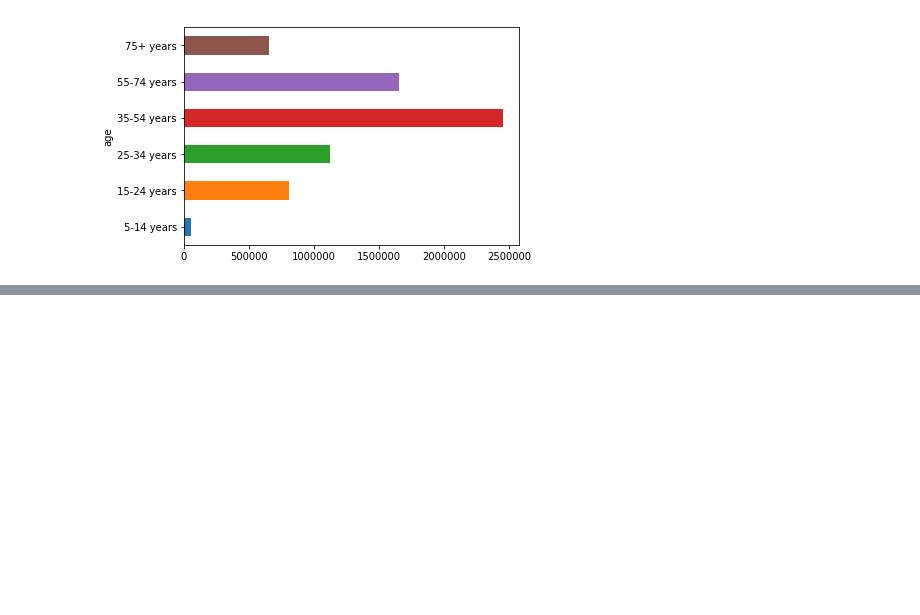
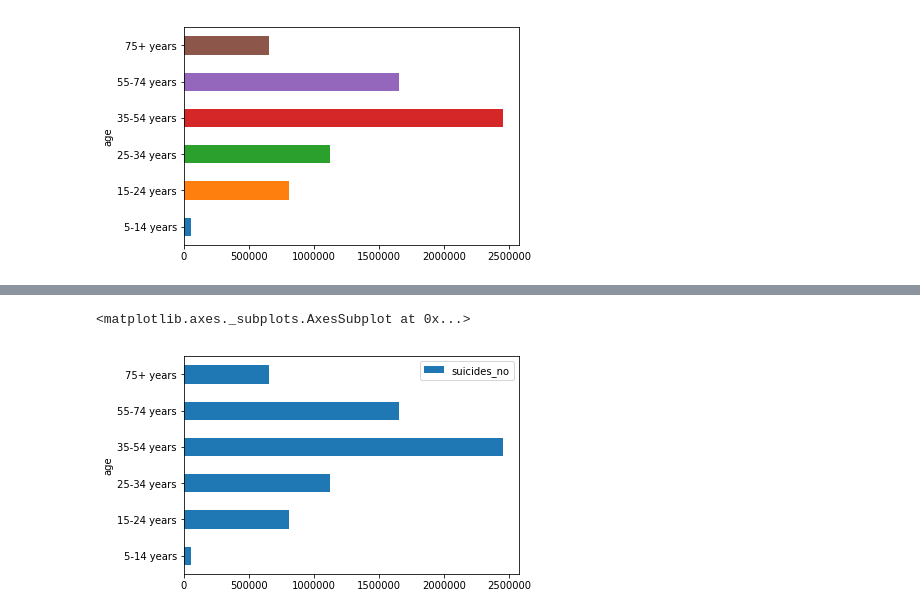
Before and after one commit to JonSolow/dc_ds_04_22_19, a Jupyter notebook: module_1/morning_warm_up/week_2/jon_solutions/Wram-up 2-2 Solution.ipynb, the cells around one changed output, grey strips where cells are left out. Drawn from its saved outputs; the diff is of its cells as text; code cells hidden in the pictures; blank space fills up the shorter version.

```diff
--- a/module_1/morning_warm_up/week_2/jon_solutions/Wram-up 2-2 Solution.ipynb
+++ b/module_1/morning_warm_up/week_2/jon_solutions/Wram-up 2-2 Solution.ipynb
@@ -70,6 +80,8 @@ generation            27820 non-null object
 dtypes: category(1), float64(2), int64(4), object(5)
 memory usage: 2.4+ MB
 # %%
-age = list(df['age'].cat.categories)
-age.remove('5-14 years')
-age = ['5-14 years'] + age
+age_cats = list(df['age'].cat.categories)
+#age_cats.remove('5-14 years')
+#age_cats = ['5-14 years'] + age_cats
+
+age_cats.insert(0, age_cats.pop(age_cats.index('5-14 years')))
@@ -76,3 +101,3 @@ age = ['5-14 years'] + age
 # %%
-df['age'] = df['age'].cat.reorder_categories(age)
+df['age'] = df['age'].cat.reorder_categories(age_cats)
 # %%
@@ -92,0 +133,5 @@ plt.savefig('warm-up2_2.pdf')
+# %%
+df.groupby('age').agg({'suicides_no': 'sum'}).plot(kind='barh')
+# %% [output]
+<matplotlib.axes._subplots.AxesSubplot at 0x...>
+[figure, added]
```
Also changed, not shown: parts of 9 cells of this notebook, 1 other file.
